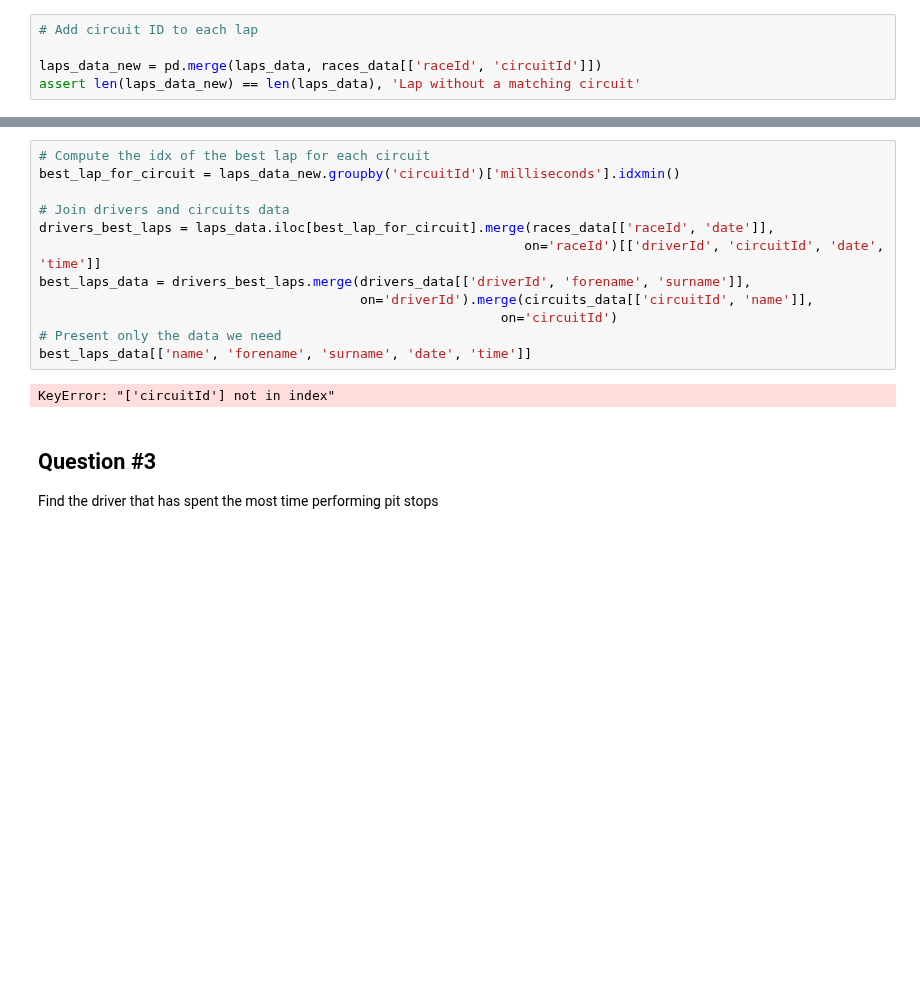
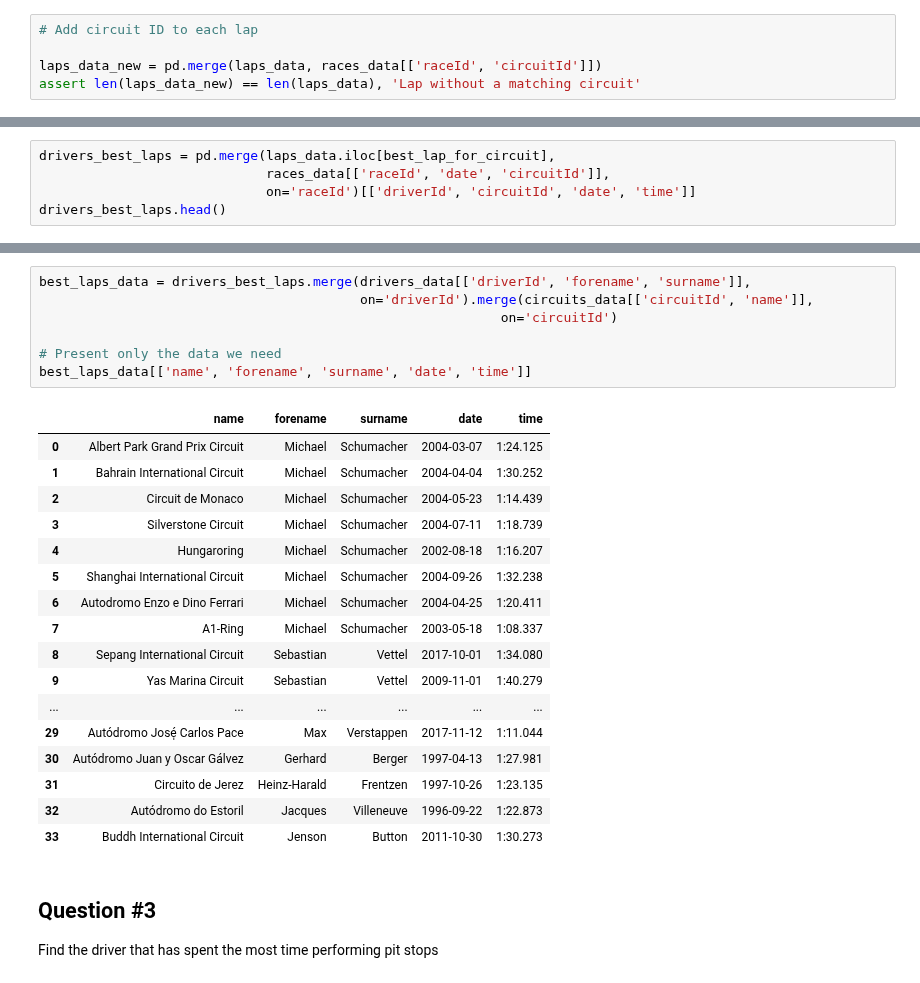
Before and after one commit to gdv/foundationsCS, a Jupyter notebook: teachers/py-11-f1.ipynb, the cells around one changed output, grey strips where cells are left out. Drawn from its saved outputs; the diff is of its cells as text; blank space fills up the shorter version.

```diff
--- a/teachers/py-11-f1.ipynb
+++ b/teachers/py-11-f1.ipynb
@@ -105,0 +131,5 @@ assert len(laps_data_new) == len(laps_data), 'Lap without a matching circuit'
+# %%
+drivers_best_laps = pd.merge(laps_data.iloc[best_lap_for_circuit],
+                             races_data[['raceId', 'date', 'circuitId']],
+                             on='raceId')[['driverId', 'circuitId', 'date', 'time']]
+drivers_best_laps.head()
@@ -106,17 +143,28 @@ assert len(laps_data_new) == len(laps_data), 'Lap without a matching circuit'
 # %%
-# Compute the idx of the best lap for each circuit
-best_lap_for_circuit = laps_data_new.groupby('circuitId')['milliseconds'].idxmin()
-
-# Join drivers and circuits data
-drivers_best_laps = laps_data.iloc[best_lap_for_circuit].merge(races_data[['raceId', 'date']],
-                                                              on='raceId')[['driverId', 'circuitId', 'date', 'time']]
 best_laps_data = drivers_best_laps.merge(drivers_data[['driverId', 'forename', 'surname']],
                                          on='driverId').merge(circuits_data[['circuitId', 'name']],
                                                            on='circuitId')
+
 # Present only the data we need
 best_laps_data[['name', 'forename', 'surname', 'date', 'time']]
 # %% [output]
-KeyError: "['circuitId'] not in index"
+|  | name | forename | surname | date | time |
+| 0 | Albert Park Grand Prix Circuit | Michael | Schumacher | 2004-03-07 | 1:24.125 |
+| 1 | Bahrain International Circuit | Michael | Schumacher | 2004-04-04 | 1:30.252 |
+| 2 | Circuit de Monaco | Michael | Schumacher | 2004-05-23 | 1:14.439 |
+| 3 | Silverstone Circuit | Michael | Schumacher | 2004-07-11 | 1:18.739 |
+| 4 | Hungaroring | Michael | Schumacher | 2002-08-18 | 1:16.207 |
+| 5 | Shanghai International Circuit | Michael | Schumacher | 2004-09-26 | 1:32.238 |
+| 6 | Autodromo Enzo e Dino Ferrari | Michael | Schumacher | 2004-04-25 | 1:20.411 |
+| 7 | A1-Ring | Michael | Schumacher | 2003-05-18 | 1:08.337 |
+| 8 | Sepang International Circuit | Sebastian | Vettel | 2017-10-01 | 1:34.080 |
+| 9 | Yas Marina Circuit | Sebastian | Vettel | 2009-11-01 | 1:40.279 |
+| ... | ... | ... | ... | ... | ... |
+| 29 | Autódromo José̩ Carlos Pace | Max | Verstappen | 2017-11-12 | 1:11.044 |
+| 30 | Autódromo Juan y Oscar Gálvez | Gerhard | Berger | 1997-04-13 | 1:27.981 |
+| 31 | Circuito de Jerez | Heinz-Harald | Frentzen | 1997-10-26 | 1:23.135 |
+| 32 | Autódromo do Estoril | Jacques | Villeneuve | 1996-09-22 | 1:22.873 |
+| 33 | Buddh International Circuit | Jenson | Button | 2011-10-30 | 1:30.273 |
 # %% [markdown]
 ## Question #3
 
```
Also changed, not shown: parts of 11 cells of this notebook, 2 other files.
